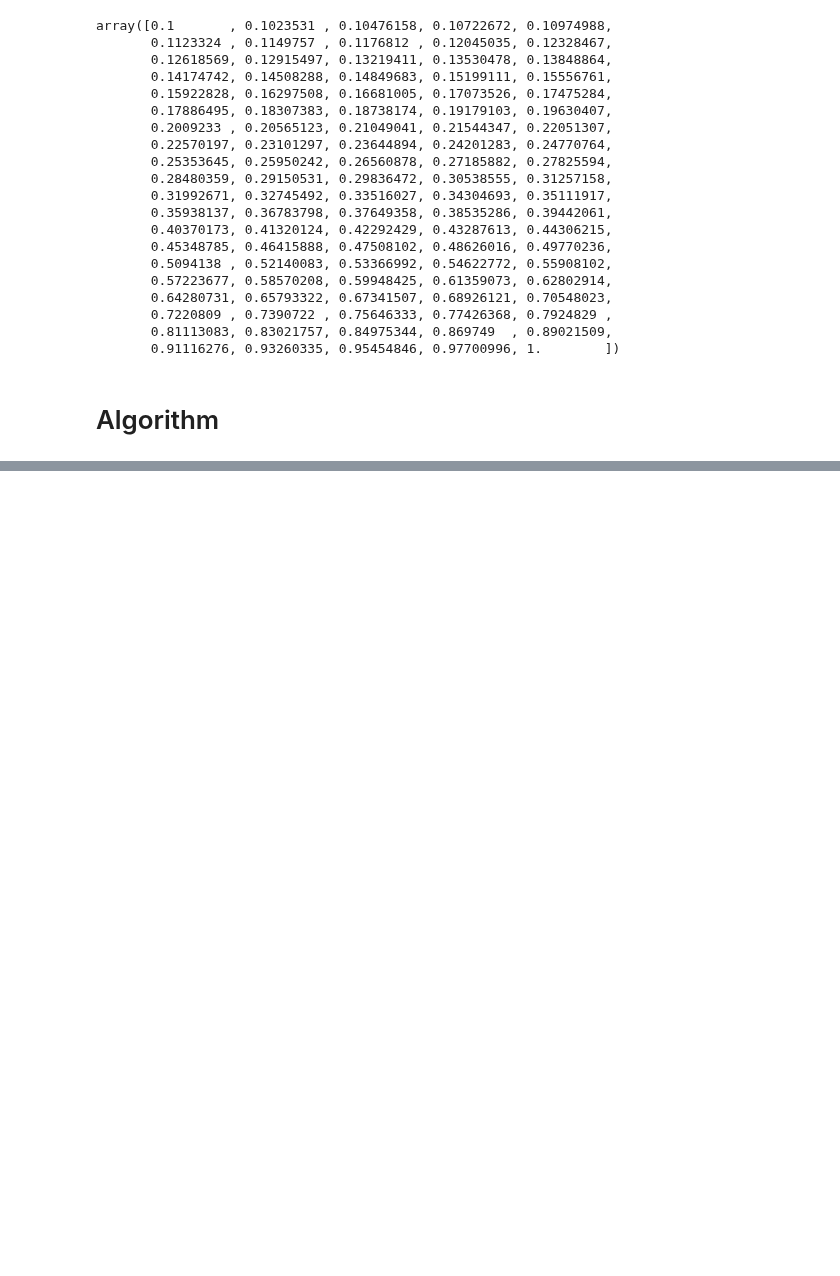
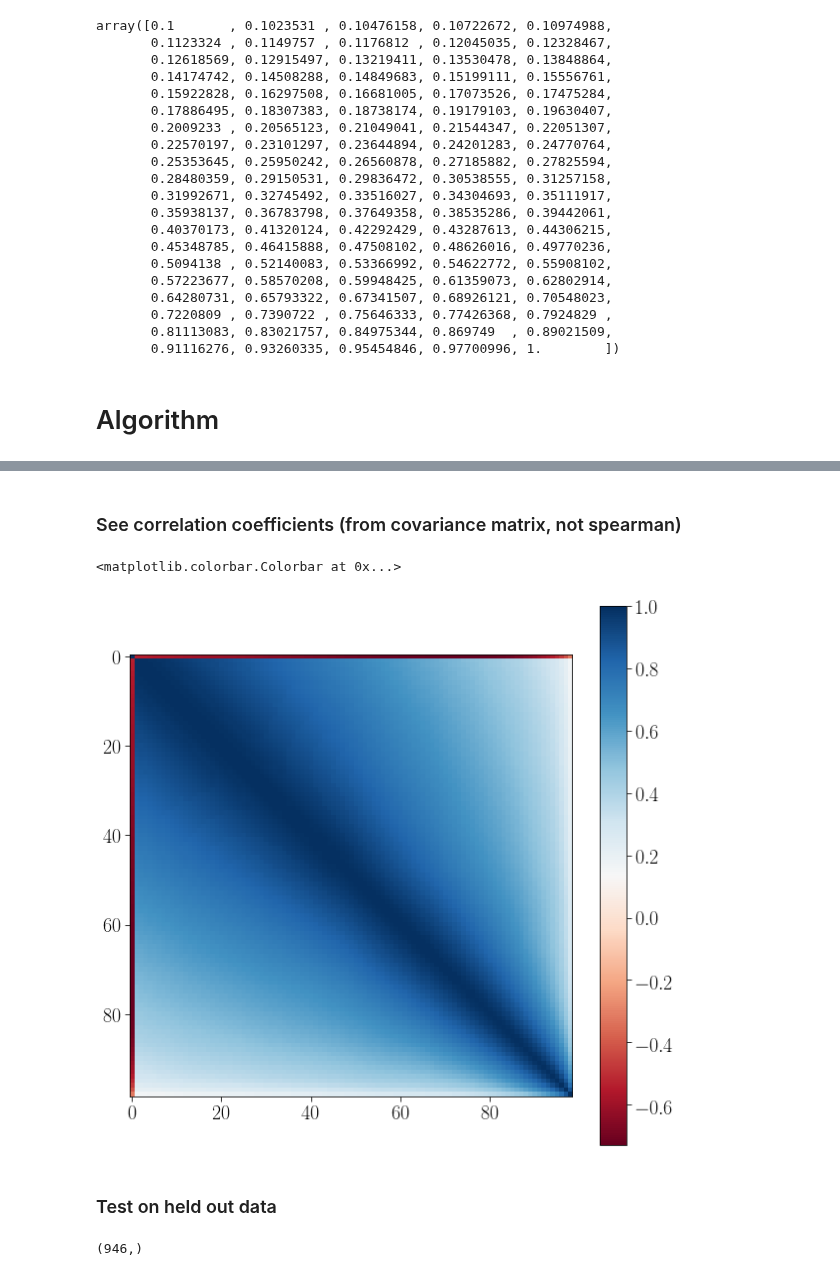
Before and after one commit to ismael-mendoza/nbody-relaxed, a Jupyter notebook: jupyter/gaussian_prediction.ipynb, the cells around one changed output, grey strips where cells are left out. Cells and saved outputs as stored; diff of their text form; code cells hidden in the pictures; blank space fills up the shorter version.

```diff
--- a/jupyter/gaussian_prediction.ipynb
+++ b/jupyter/gaussian_prediction.ipynb
@@ -71,3 +71,8 @@ cvir = hcat.cat['cvir']
 # %%
 # obtain a_m
 am, mass_bins = get_am('m11', min_mass=0.1, path='../temp')
+
+# throw away last, useless bin (a = 1.00 always for that)
+am = am[:, 1:-1]
+mass_bins = mass_bins[1:-1]
+print(am.shape)
@@ -245,5 +248,3 @@ array([0.1       , 0.1023531 , 0.10476158, 0.10722672, 0.10974988,
-# %%
-z = np.concatenate([x.reshape(1, -1), lam.T], axis=0).reshape(x.shape[0], 101)
 # %%
 from scipy import stats
 from scipy.stats import spearmanr
@@ -314,0 +369,15 @@ mu1, mu2, Sigma, mu_cond, sigma_cond = gaussian_conditional(np.log(cvir_train),
+# %% [markdown]
+### See correlation coefficients (from covariance matrix, not spearman)
+# %%
+plt.imshow(rho, cmap='RdBu')
+plt.colorbar()
+# %% [output]
+<matplotlib.colorbar.Colorbar at 0x...>
+[figure, added]
+# %% [markdown]
+### Test on held out data
+# %%
+log_cvir_pred, keep = mu_cond(lam_test)
+print(log_cvir_pred.shape)
+# %% [output]
+(946,)
```
Also changed, not shown: parts of 20 cells of this notebook.
